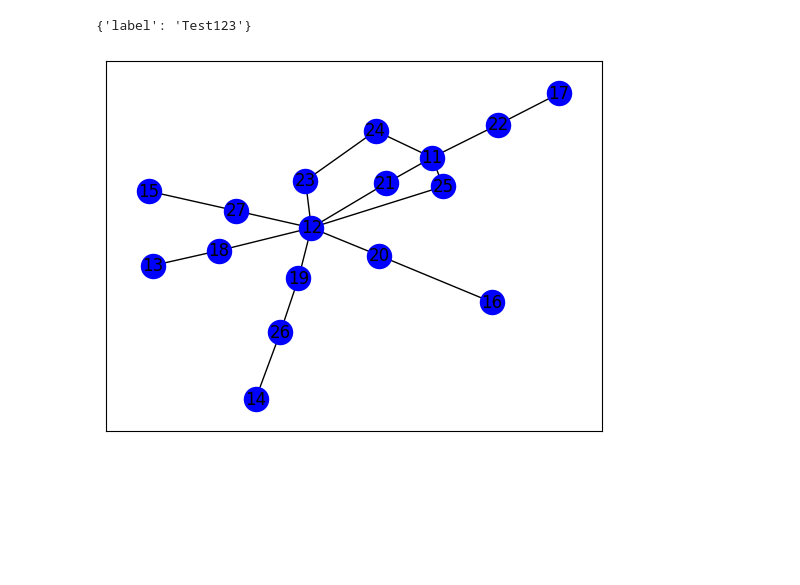
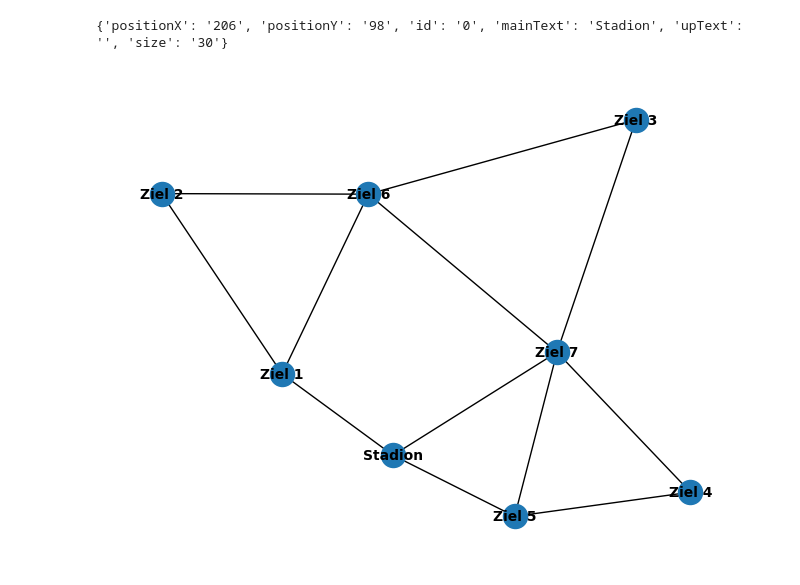
Before and after one commit to fabfabfabiiii/intelligent-hooligents, a Jupyter notebook: Read_Graph.ipynb, the cells around one changed output. Drawn from its saved outputs; the diff is of its cells as text; code cells hidden in the pictures; blank space fills up the shorter version.

Commit message:
Update Graph importing

```diff
--- a/Read_Graph.ipynb
+++ b/Read_Graph.ipynb
@@ -3,9 +4,25 @@ import networkx as nx
 # %%
-graph = nx.read_graphml("./resources/Verkehrsnetz.graphml")
-print(graph.nodes()["11"])
+root = ElementTree.parse('./resources/Verkehrsnetz.graphml').getroot()
+nodes = root.findall('.//node')
+edges = root.findall('.//edge')
+print(nodes[0].attrib)
 # %% [output]
-{'label': 'Test123'}
+{'positionX': '206', 'positionY': '98', 'id': '0', 'mainText': 'Stadion', 'upText': '', 'size': '30'}
 # %%
-nx.draw_networkx(graph, font_size=12, node_color="blue", with_labels=True)
+graph = nx.Graph()
+
+for node in nodes:
+    attr = node.attrib
+    graph.add_node(attr["id"], label=attr["mainText"], size=attr["size"], pos=(attr["positionX"], attr["positionY"]))
+
+for edge in edges:
+    attr = edge.attrib
+    graph.add_edge(attr["source"], attr["target"], weight=attr["weight"])
+
+labelDict = {}
+for key in graph.nodes.keys():
+    labelDict[key] = graph.nodes[key]["label"]
+
+nx.draw(graph, with_labels=True, labels=labelDict, font_size=10, font_weight='bold')
 # %% [output]
-[figure, old version]
+[figure, new version]
```
Also changed, not shown: parts of 1 cell of this notebook, 2 other files.
